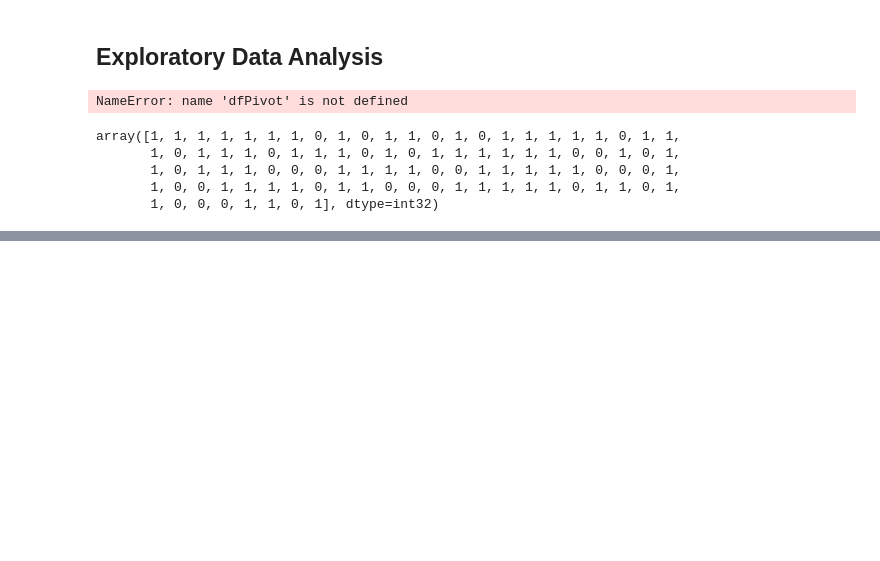
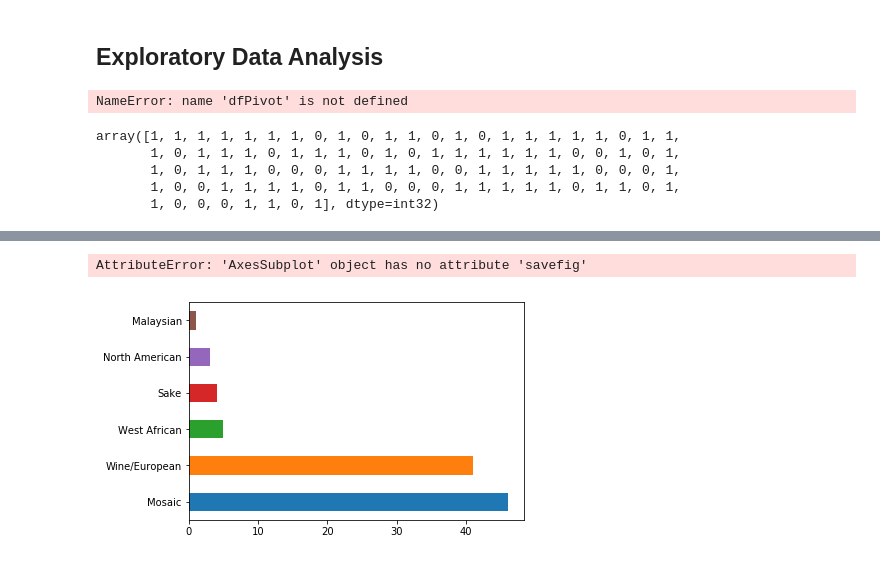
Before and after one commit to jeradhoy/550_Freq_Regions, a Jupyter notebook: Notebooks/dataPrep.ipynb, the cells around one changed output, grey strips where cells are left out. Drawn from its saved outputs; the diff is of its cells as text; code cells hidden in the pictures; blank space fills up the shorter version.

```diff
--- a/Notebooks/dataPrep.ipynb
+++ b/Notebooks/dataPrep.ipynb
@@ -247,0 +193,5 @@ homogeneity_score(y, data['predictions'])
+# %%
+origins['Origin60'].value_counts().plot(kind='barh')
+# %% [output]
+AttributeError: 'AxesSubplot' object has no attribute 'savefig'
+[figure, added]
```
Also changed, not shown: parts of 35 cells of this notebook.
